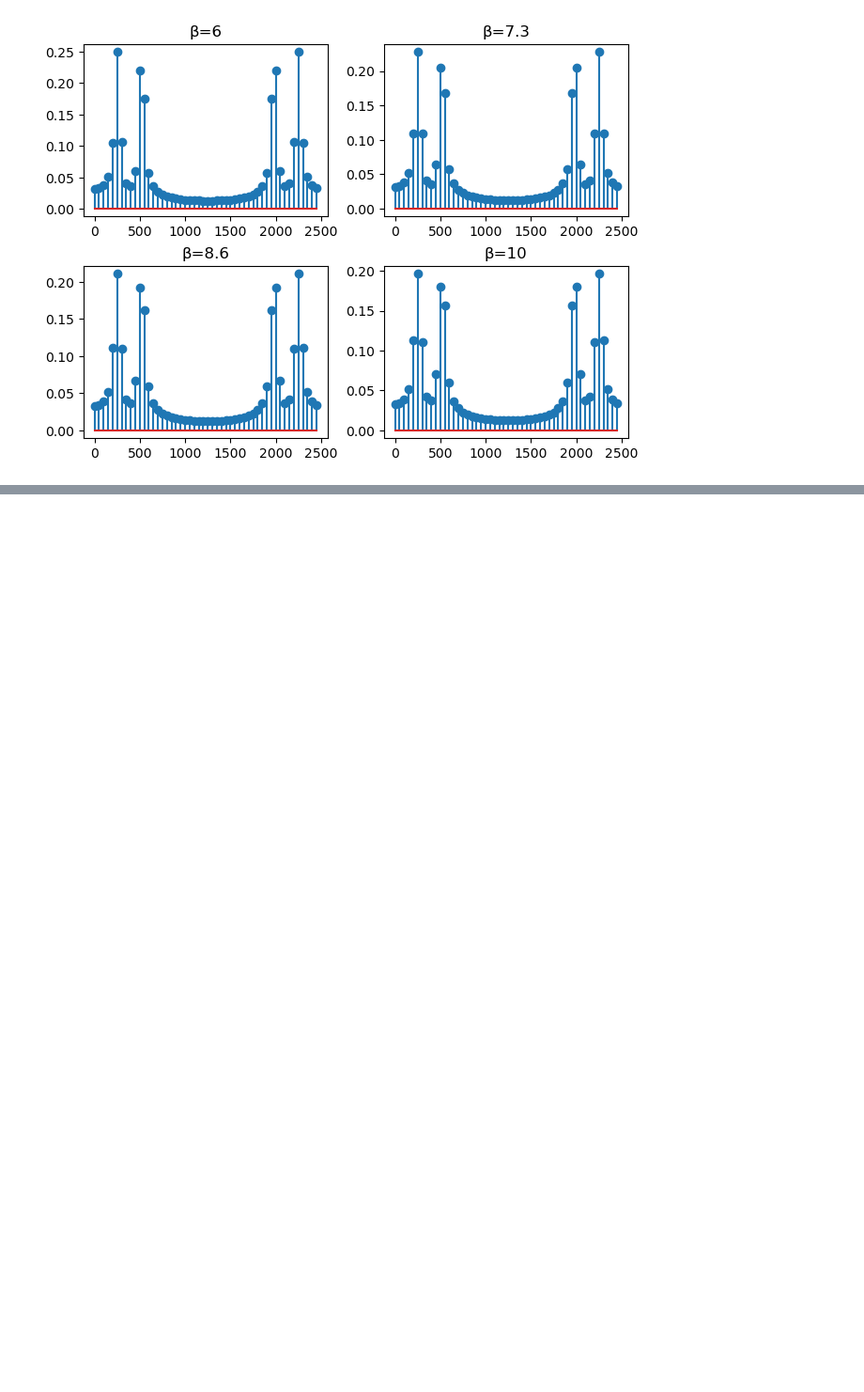
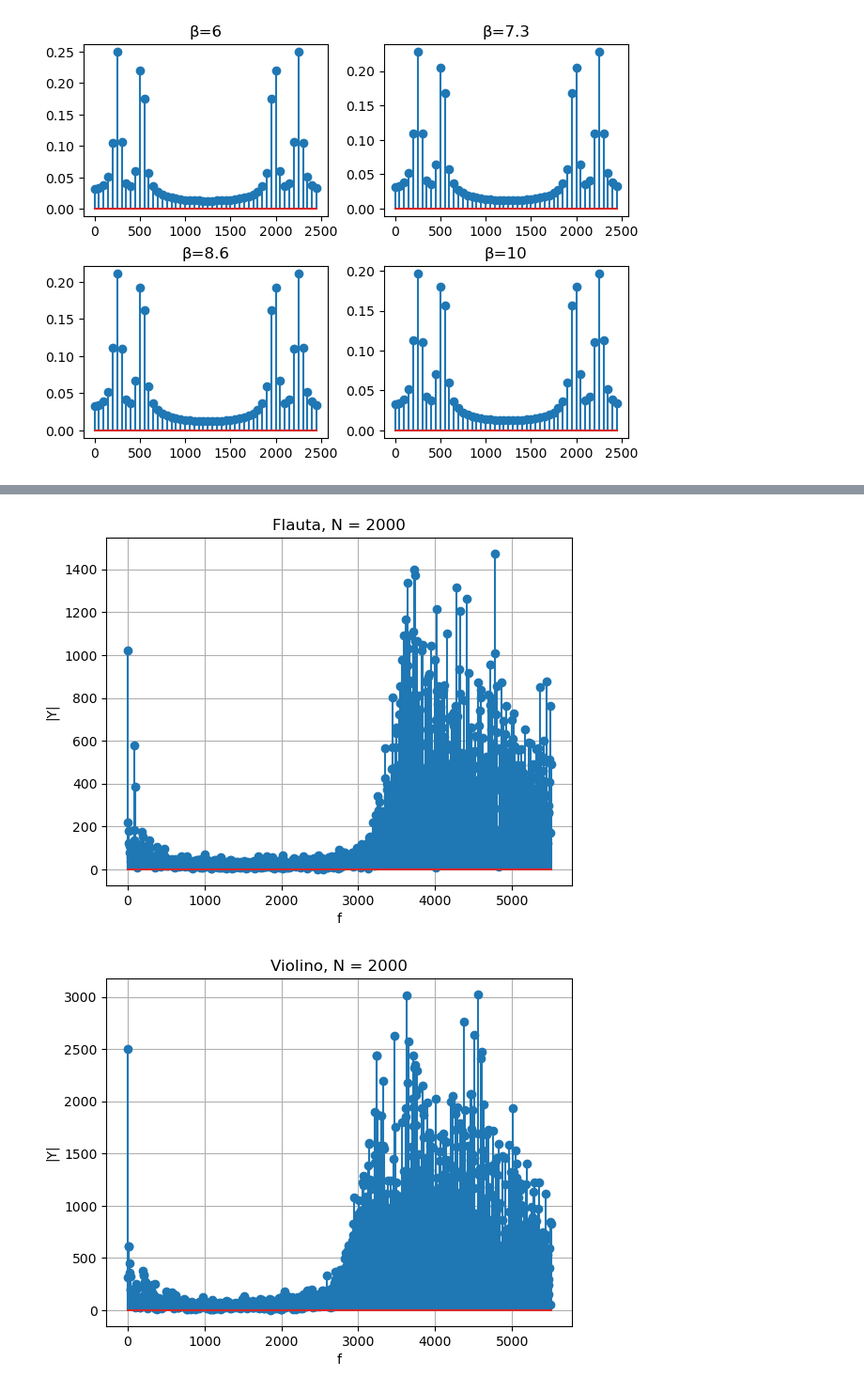
Before and after one commit to Emanuel600/Misc, a Jupyter notebook: DSP/Trabalho_FFT.ipynb, the cells around one changed output, grey strips where cells are left out. Shown at 94% size. Cells and saved outputs as stored; diff of their text form; code cells hidden in the pictures; blank space fills up the shorter version.

```diff
--- a/DSP/Trabalho_FFT.ipynb
+++ b/DSP/Trabalho_FFT.ipynb
@@ -317,0 +374,39 @@ plot_4stem([xf4, xf5, xf6, xf7], [yf4, yf5, yf6, yf7],
+# %%
+# Analisando Espectro do Sinal para Ns diferentes
+## N = dobro da freqeuência de pico
+Nf = 2000
+Nv = 2000
+T = 1/fs
+##
+ff0 = (2.0/Nv) * np.abs(sp.fft(clean_flute)[0:Nv//2])
+fx0 = sp.fftfreq(Nv, T)[:Nv//2]
+vf0 = (2.0/Nf) * np.abs(sp.fft(clean_violin)[0:Nf//2])
+vx0 = sp.fftfreq(Nf, T)[:Nf//2]
+##
+plot_stem(fx0, ff0, title="Flauta, N = 2000")
+plot_stem(vx0, vf0, title="Violino, N = 2000")
+## N = dobro do fim do "platô" da frequência
+Nf = 5200
+Nv = 6200
+##
+ff1 = (2.0/Nv) * np.abs(sp.fft(clean_flute)[0:Nv//2])
+fx1 = sp.fftfreq(Nv, T)[:Nv//2]
+vf1 = (2.0/Nf) * np.abs(sp.fft(clean_violin)[0:Nf//2])
+vx1 = sp.fftfreq(Nf, T)[:Nf//2]
+##
+plot_stem(fx1, ff1, title="Flauta, N = 5200")
+plot_stem(vx1, vf1, title="Violino, N = 6200")
+## N = dobro do fim do "platô" da frequência com margem de segurança
+Nf = 7000
+Nv = 8000
+##
+ff1 = (2.0/Nv) * np.abs(sp.fft(clean_flute)[0:Nv//2])
+fx1 = sp.fftfreq(Nv, T)[:Nv//2]
+vf1 = (2.0/Nf) * np.abs(sp.fft(clean_violin)[0:Nf//2])
+vx1 = sp.fftfreq(Nf, T)[:Nf//2]
+##
+plot_stem(fx1, ff1, title="Flauta, N = 7000")
+plot_stem(vx1, vf1, title="Violino, N = 8000")
+# %% [output]
+[figure, added]
+[figure, added]
```
Also changed, not shown: parts of 6 cells of this notebook, 2 other files.
